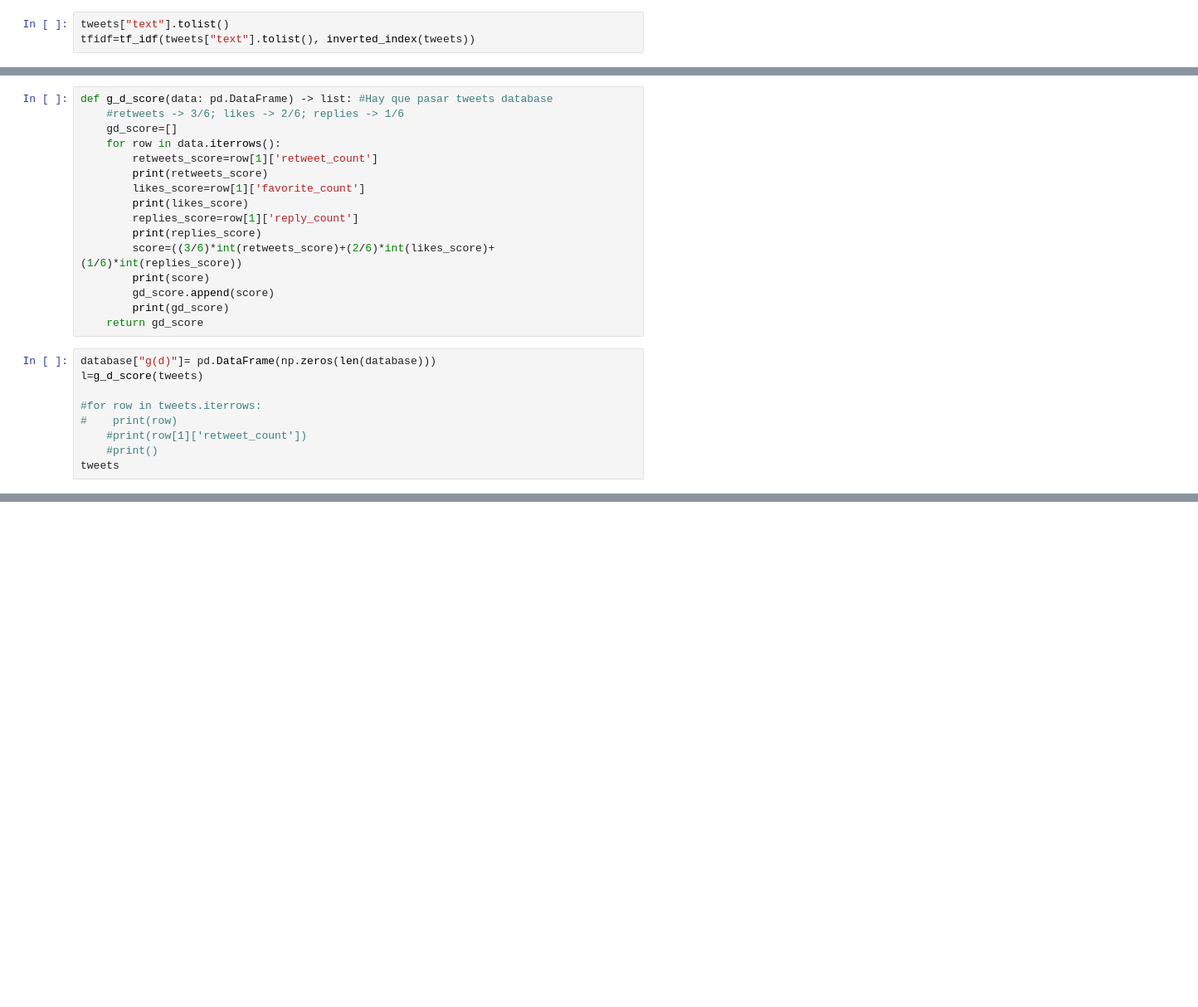
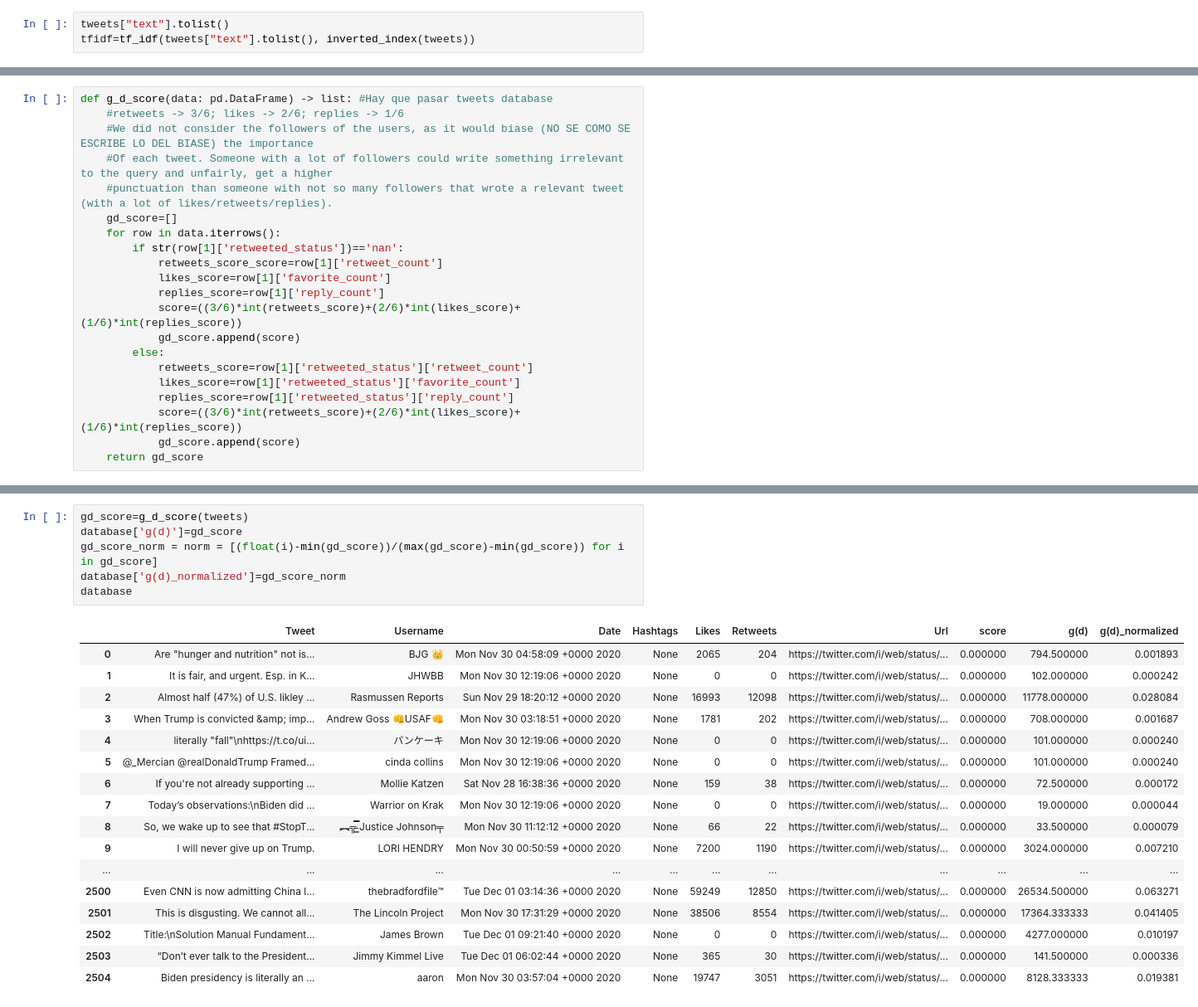
Before and after one commit to JianChen-IT/IR_Final_Project, a Jupyter notebook: IR_Final_Project.ipynb, the cells around one changed output, grey strips where cells are left out. Shown: that part at 83% size. Cells and saved outputs as stored; diff of their text form; blank space fills up the shorter version.

```diff
--- a/IR_Final_Project.ipynb
+++ b/IR_Final_Project.ipynb
@@ -421,25 +407,21 @@ RegexpTokenizer(pattern='\\w+', gaps=False, discard_empty=True, flags=<RegexFlag
 # %%
 def g_d_score(data: pd.DataFrame) -> list: #Hay que pasar tweets database
     #retweets -> 3/6; likes -> 2/6; replies -> 1/6
+    #We did not consider the followers of the users, as it would biase (NO SE COMO SE ESCRIBE LO DEL BIASE) the importance
+    #Of each tweet. Someone with a lot of followers could write something irrelevant to the query and unfairly, get a higher
+    #punctuation than someone with not so many followers that wrote a relevant tweet (with a lot of likes/retweets/replies).
     gd_score=[]
     for row in data.iterrows():
-        retweets_score=row[1]['retweet_count']
-        print(retweets_score)
-        likes_score=row[1]['favorite_count']
-        print(likes_score)
-        replies_score=row[1]['reply_count']
-        print(replies_score)
-        score=((3/6)*int(retweets_score)+(2/6)*int(likes_score)+(1/6)*int(replies_score))
-        print(score)
-        gd_score.append(score)
-        print(gd_score)
+        if str(row[1]['retweeted_status'])=='nan':
+            retweets_score_score=row[1]['retweet_count']
+            likes_score=row[1]['favorite_count']
+            replies_score=row[1]['reply_count']
+            score=((3/6)*int(retweets_score)+(2/6)*int(likes_score)+(1/6)*int(replies_score))
+            gd_score.append(score)
+        else:
+            retweets_score=row[1]['retweeted_status']['retweet_count']
+            likes_score=row[1]['retweeted_status']['favorite_count']
+            replies_score=row[1]['retweeted_status']['reply_count']
+            score=((3/6)*int(retweets_score)+(2/6)*int(likes_score)+(1/6)*int(replies_score))
+            gd_score.append(score)
     return gd_score
-# %%
-database["g(d)"]= pd.DataFrame(np.zeros(len(database)))
-l=g_d_score(tweets)
-
-#for row in tweets.iterrows:
-#    print(row)
-    #print(row[1]['retweet_count'])
-    #print()
-tweets
@@ -481,0 +428,24 @@ tweets
+# %%
+gd_score=g_d_score(tweets)
+database['g(d)']=gd_score
+gd_score_norm = norm = [(float(i)-min(gd_score))/(max(gd_score)-min(gd_score)) for i in gd_score]
+database['g(d)_normalized']=gd_score_norm
+database
+# %% [output]
+|  | Tweet | Username | Date | Hashtags | Likes | Retweets | Url | score | g(d) | g(d)_normalized |
+| 0 | Are "hunger and nutrition" not is... | BJG 👑 | Mon Nov 30 04:58:09 +0000 2020 | None | 2065 | 204 | https://twitter.com/i/web/status/... | 0.000000 | 794.500000 | 0.001893 |
+| 1 | It is fair, and urgent. Esp. in K... | JHWBB | Mon Nov 30 12:19:06 +0000 2020 | None | 0 | 0 | https://twitter.com/i/web/status/... | 0.000000 | 102.000000 | 0.000242 |
+| 2 | Almost half (47%) of U.S. likley ... | Rasmussen Reports | Sun Nov 29 18:20:12 +0000 2020 | None | 16993 | 12098 | https://twitter.com/i/web/status/... | 0.000000 | 11778.000000 | 0.028084 |
+| 3 | When Trump is convicted &amp; imp... | Andrew Goss 👊USAF👊 | Mon Nov 30 03:18:51 +0000 2020 | None | 1781 | 202 | https://twitter.com/i/web/status/... | 0.000000 | 708.000000 | 0.001687 |
+| 4 | literally "fall"\nhttps://t.co/ui... | パンケーキ | Mon Nov 30 12:19:06 +0000 2020 | None | 0 | 0 | https://twitter.com/i/web/status/... | 0.000000 | 101.000000 | 0.000240 |
+| 5 | @_Mercian @realDonaldTrump Framed... | cinda collins | Mon Nov 30 12:19:06 +0000 2020 | None | 0 | 0 | https://twitter.com/i/web/status/... | 0.000000 | 101.000000 | 0.000240 |
+| 6 | If you're not already supporting ... | Mollie Katzen | Sat Nov 28 16:38:36 +0000 2020 | None | 159 | 38 | https://twitter.com/i/web/status/... | 0.000000 | 72.500000 | 0.000172 |
+| 7 | Today’s observations:\nBiden did ... | Warrior on Krak | Mon Nov 30 12:19:06 +0000 2020 | None | 0 | 0 | https://twitter.com/i/web/status/... | 0.000000 | 19.000000 | 0.000044 |
+| 8 | So, we wake up to see that #StopT... | ︻╦̵̵͇̿̿̿̿ Justice Johnson╤ | Mon Nov 30 11:12:12 +0000 2020 | None | 66 | 22 | https://twitter.com/i/web/status/... | 0.000000 | 33.500000 | 0.000079 |
+| 9 | I will never give up on Trump. | LORI HENDRY | Mon Nov 30 00:50:59 +0000 2020 | None | 7200 | 1190 | https://twitter.com/i/web/status/... | 0.000000 | 3024.000000 | 0.007210 |
+| ... | ... | ... | ... | ... | ... | ... | ... | ... | ... | ... |
+| 2500 | Even CNN is now admitting China l... | thebradfordfile™ | Tue Dec 01 03:14:36 +0000 2020 | None | 59249 | 12850 | https://twitter.com/i/web/status/... | 0.000000 | 26534.500000 | 0.063271 |
+| 2501 | This is disgusting. We cannot all... | The Lincoln Project | Mon Nov 30 17:31:29 +0000 2020 | None | 38506 | 8554 | https://twitter.com/i/web/status/... | 0.000000 | 17364.333333 | 0.041405 |
+| 2502 | Title:\nSolution Manual Fundament... | James Brown | Tue Dec 01 09:21:40 +0000 2020 | None | 0 | 0 | https://twitter.com/i/web/status/... | 0.000000 | 4277.000000 | 0.010197 |
+| 2503 | “Don’t ever talk to the President... | Jimmy Kimmel Live | Tue Dec 01 06:02:44 +0000 2020 | None | 365 | 30 | https://twitter.com/i/web/status/... | 0.000000 | 141.500000 | 0.000336 |
+| 2504 | Biden presidency is literally an ... | aaron | Mon Nov 30 03:57:04 +0000 2020 | None | 19747 | 3051 | https://twitter.com/i/web/status/... | 0.000000 | 8128.333333 | 0.019381 |
```
Also changed, not shown: parts of 10 cells of this notebook.
